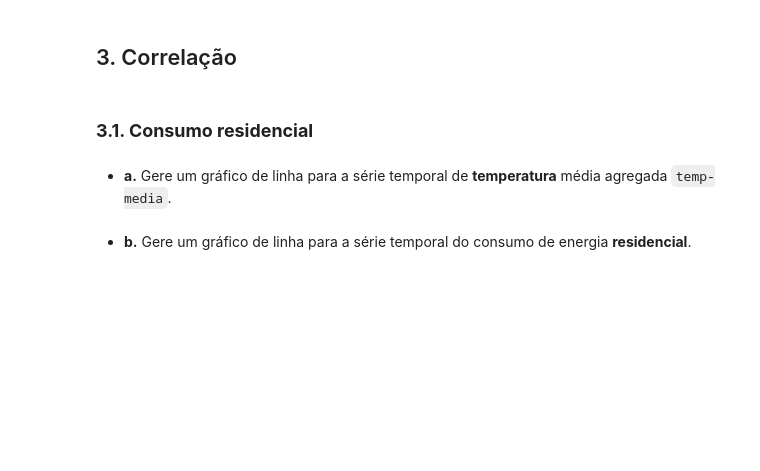
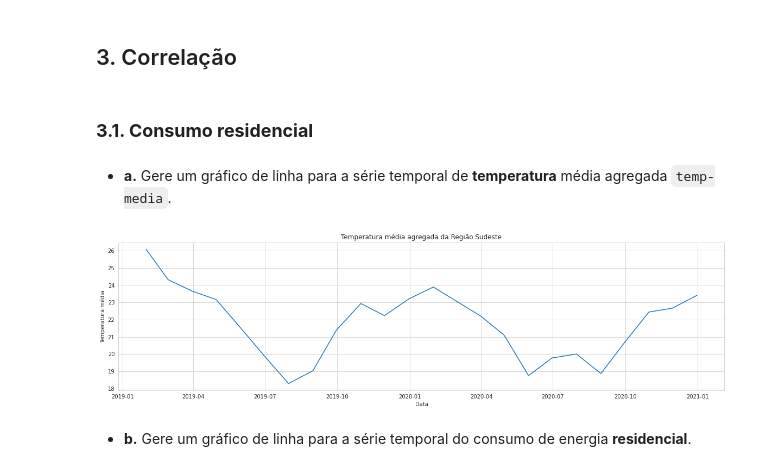
Before and after one commit to armando-nahmias/EBAC, a Jupyter notebook: AD/PAD_M27_Resposta.ipynb, the cells around one changed output. Drawn from its saved outputs; the diff is of its cells as text; code cells hidden in the pictures; blank space fills up the shorter version.

```diff
--- a/AD/PAD_M27_Resposta.ipynb
+++ b/AD/PAD_M27_Resposta.ipynb
@@ -90,3 +154,5 @@ Processe o dataframe `temperatura`:
  - **b.** Selecione apenas os dados entre 2019 e 2020.
 # %%
 # resposta da questão 2.1.b
+temperatura = temperatura['2019-01':'2020-12']
+temperatura.shape
@@ -95,2 +170,4 @@ Processe o dataframe `temperatura`:
 # %%
 # resposta da questão 2.2.c
+temperatura.dropna(inplace=True)
+temperatura.shape
@@ -98,3 +184,5 @@ Processe o dataframe `temperatura`:
  - **d.** Combine as três colunas de temperatura em uma só chamada de `temp-media` e agregadas pela **média** (obtendo assim uma temperatura média aproximada da região sudeste).
 # %%
 # resposta da questão 2.2.d
+temperatura['temp-media'] = temperatura.mean(axis=1)
+temperatura.head()
@@ -102,3 +198,5 @@ Processe o dataframe `temperatura`:
  - **f.** Reamostre o dataframe para que sua granularidade seja a mesma dos dados de consumo de energia elétrica. Utilize a **média** como métrica de agregação.
 # %%
 # resposta da questão 2.2.f
+temperatura = temperatura.resample(rule='1m').mean()
+temperatura.shape
@@ -115,2 +213,10 @@ Processe o dataframe `temperatura`:
+# %%
+# resposta da questão 3.1.a
+with sns.axes_style('whitegrid'):
+    grafico = sns.lineplot(data=temperatura, x='referencia', y='temp-media')
+    grafico.set(title='Temperatura média agregada da Região Sudeste', xlabel='Data', ylabel='Temperatura média')
+    grafico.figure.set_size_inches(20,5)
+# %% [output]
+[figure, added]
 # %% [markdown]
  - **b.** Gere um gráfico de linha para a série temporal do consumo de energia **residencial**.
```
Also changed, not shown: parts of 36 cells of this notebook, 1 other file.
